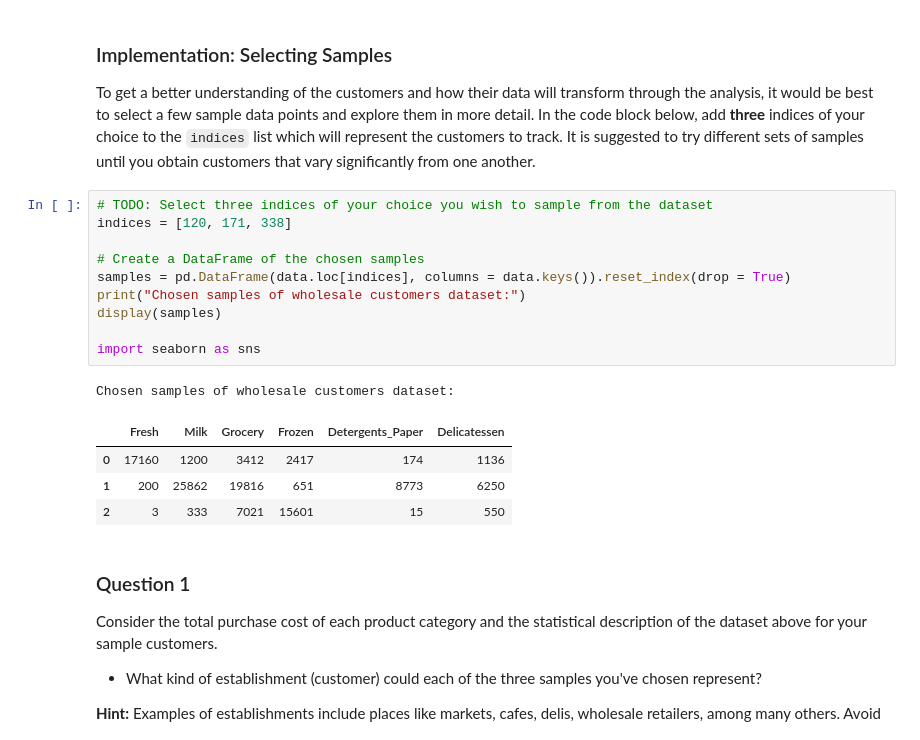
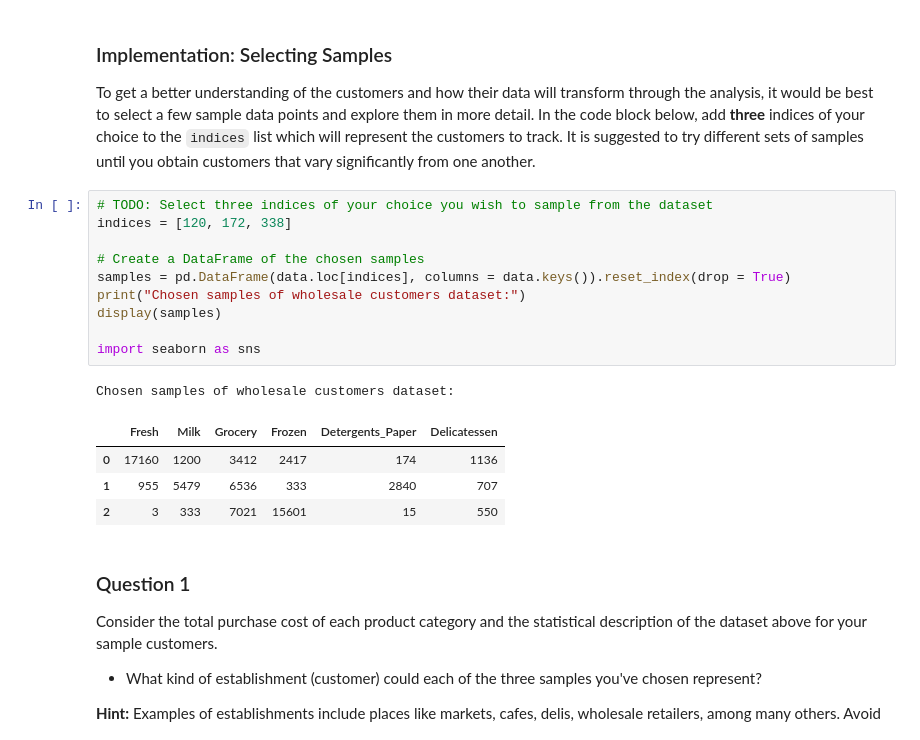
Before and after one commit to kenyip33/customer_segments, a Jupyter notebook: customer_segments.ipynb, the cells around one changed output. Saved outputs shown, nothing was run; the diff lists cells and outputs as text.

```diff
--- a/customer_segments.ipynb
+++ b/customer_segments.ipynb
@@ -60,19 +60,19 @@ display(data.describe())
 To get a better understanding of the customers and how their data will transform through the analysis, it would be best to select a few sample data points and explore them in more detail. In the code block below, add **three** indices of your choice to the `indices` list which will represent the customers to track. It is suggested to try different sets of samples until you obtain customers that vary significantly from one another.
 # %%
 # TODO: Select three indices of your choice you wish to sample from the dataset
-indices = [120, 171, 338]
+indices = [120, 172, 338]
 
 # Create a DataFrame of the chosen samples
 samples = pd.DataFrame(data.loc[indices], columns = data.keys()).reset_index(drop = True)
 print("Chosen samples of wholesale customers dataset:")
 display(samples)
 
 import seaborn as sns
 # %% [output]
 Chosen samples of wholesale customers dataset:
 |  | Fresh | Milk | Grocery | Frozen | Detergents_Paper | Delicatessen |
 | 0 | 17160 | 1200 | 3412 | 2417 | 174 | 1136 |
-| 1 | 200 | 25862 | 19816 | 651 | 8773 | 6250 |
+| 1 | 955 | 5479 | 6536 | 333 | 2840 | 707 |
 | 2 | 3 | 333 | 7021 | 15601 | 15 | 550 |
 # %% [markdown]
 ### Question 1
```
Also changed, not shown: parts of 7 cells of this notebook, 2 other files.
